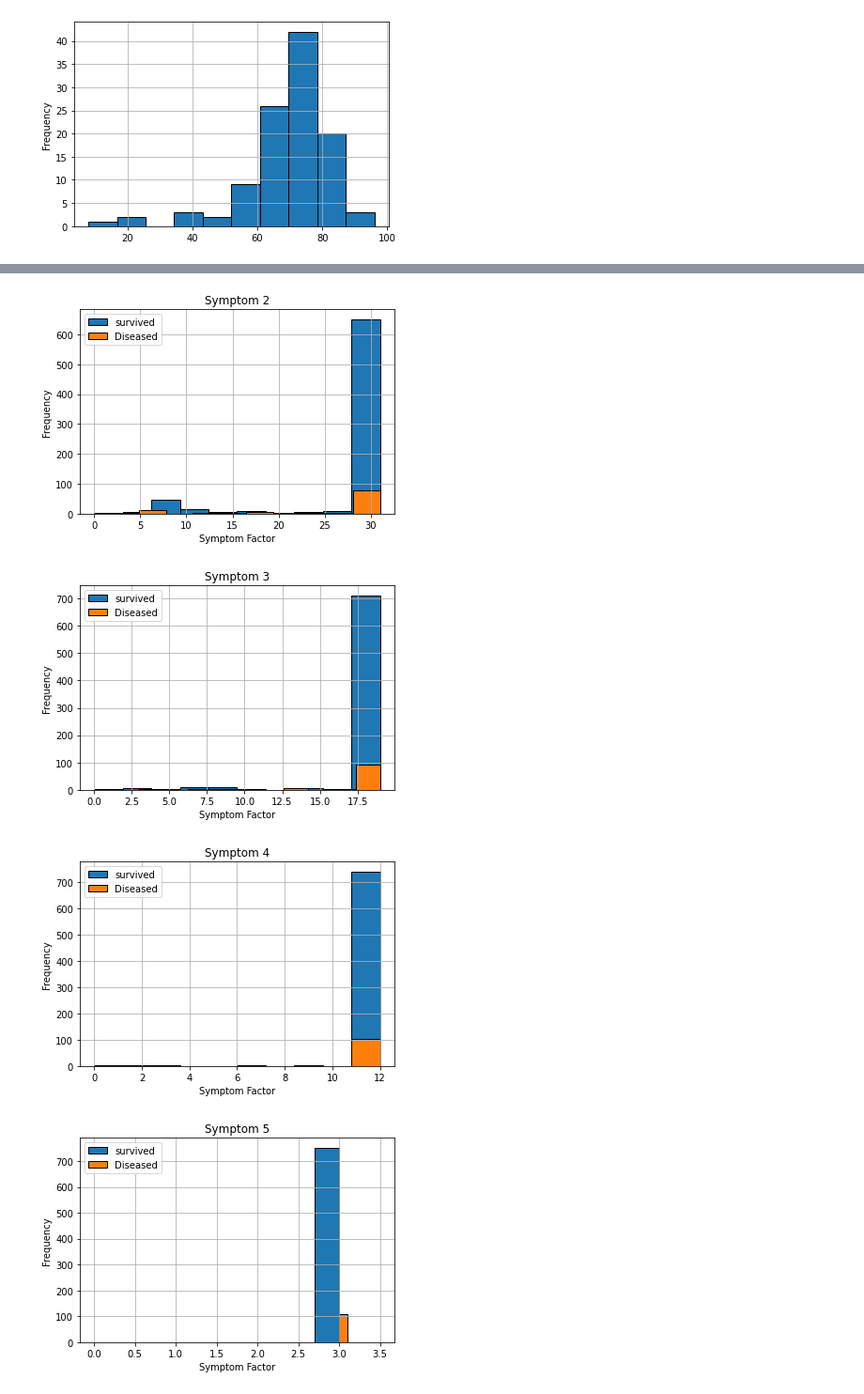
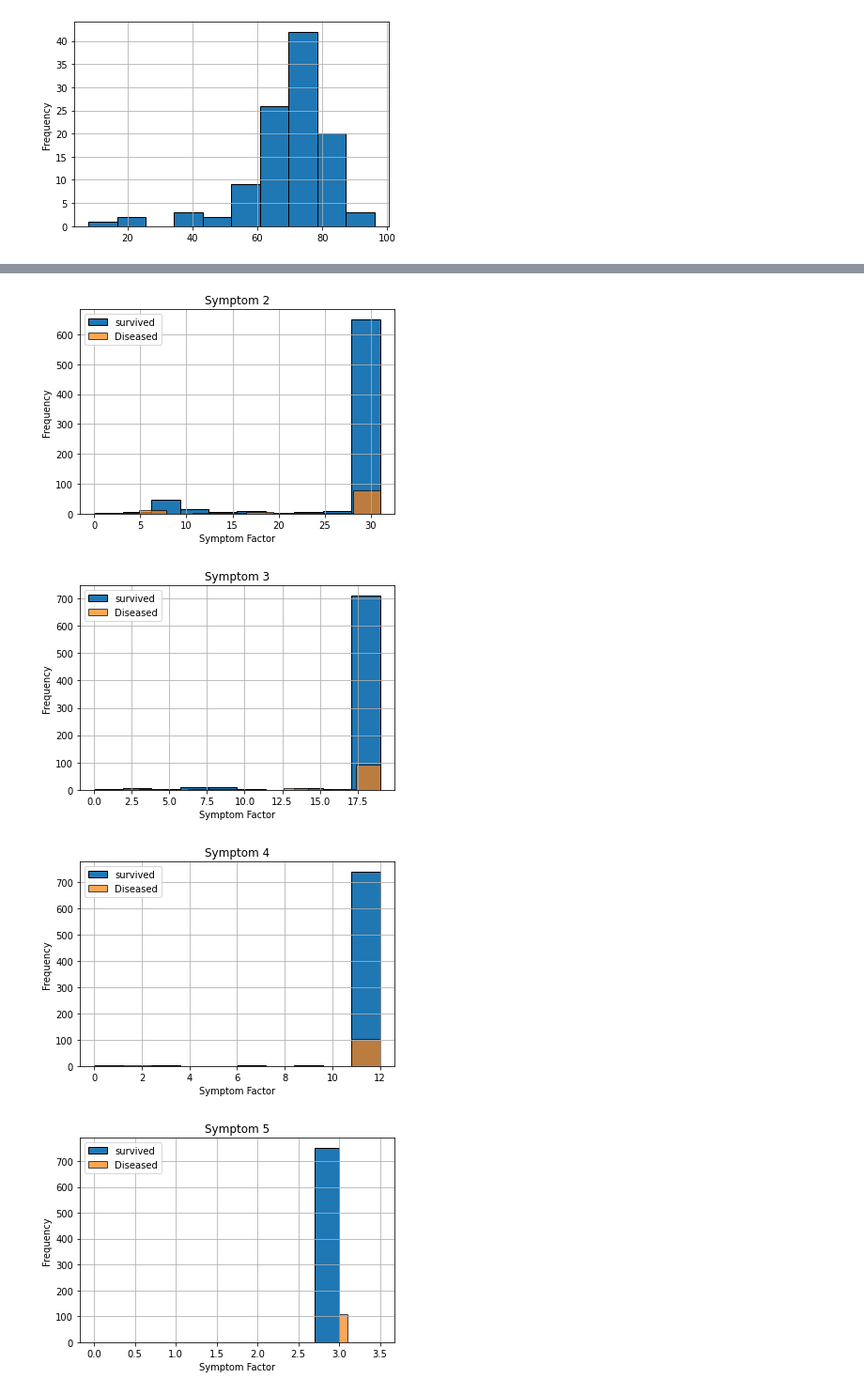
Before and after one commit to KAYounes/AIProject_Covid, a Jupyter notebook: code/Data Exploration.ipynb, the cells around one changed output, grey strips where cells are left out. Shown at 94% size. Saved outputs shown, nothing was run; the diff lists cells and outputs as text; code cells hidden in the pictures.

```diff
--- a/code/Data Exploration.ipynb
+++ b/code/Data Exploration.ipynb
@@ -85,7 +98,7 @@ df['age'].plot(kind='hist', edgecolor = 'k', grid=True);
 for i in range(1, 6):
     plt.title(f'Symptom {i}')
     df[df['result'] == 0 ][f'symptom{i}'].hist(edgecolor='k', grid=True, label = 'survived')
-    df[df['result'] == 1 ][f'symptom{i}'].plot(kind='hist', edgecolor='k', grid=True, label = 'Diseased')
+    df[df['result'] == 1 ][f'symptom{i}'].plot(kind='hist', edgecolor='k', grid=True, label = 'Diseased', alpha=0.7)
 
     plt.xlabel('Symptom Factor')
     plt.legend()
@@ -95,4 +108,4 @@ for i in range(1, 6):
-[figure, old version]
+[figure, new version]
-[figure, old version]
+[figure, new version]
-[figure, old version]
+[figure, new version]
-[figure, old version]
+[figure, new version]
```
Also changed, not shown: parts of 12 cells of this notebook.
